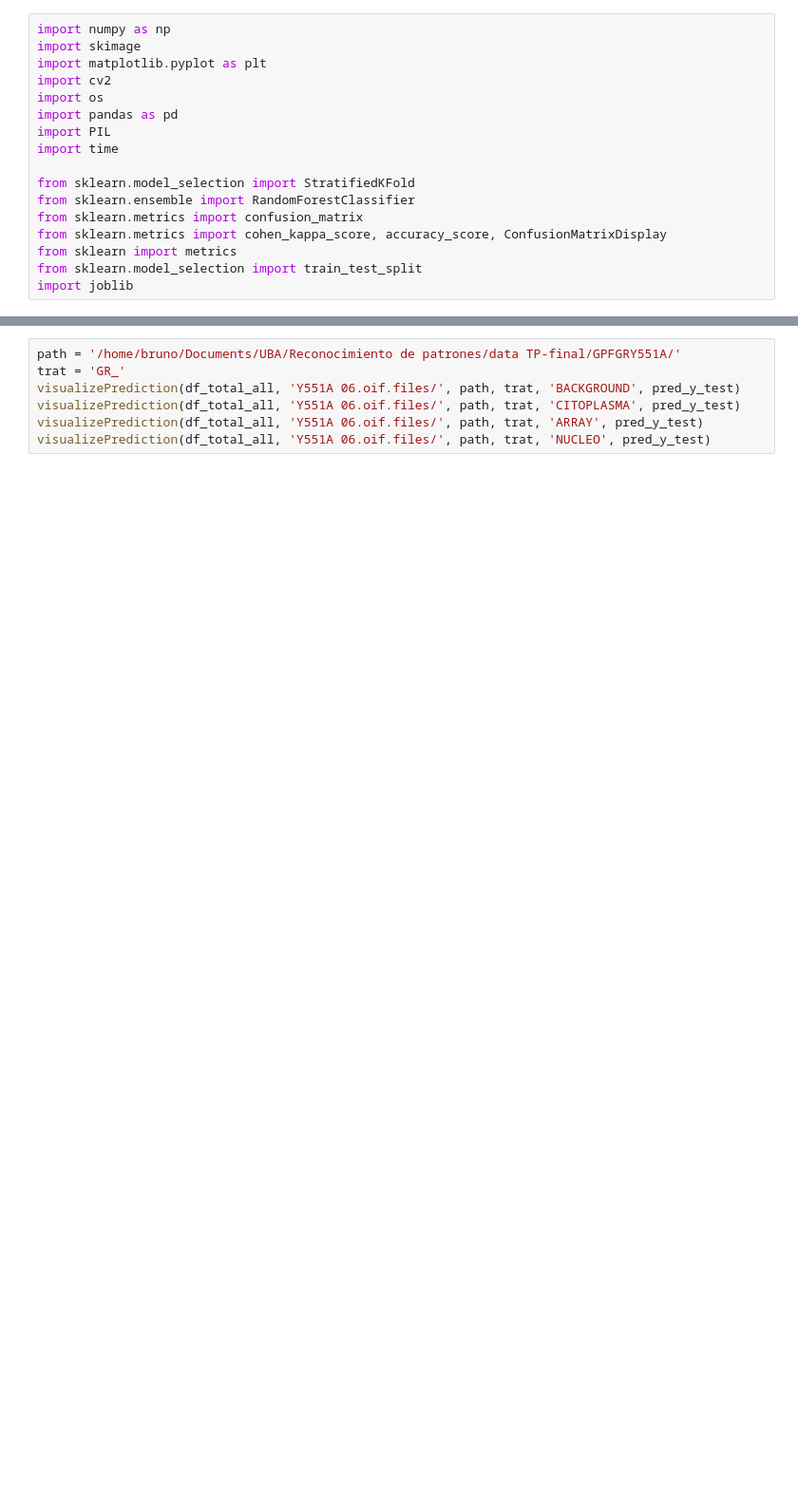
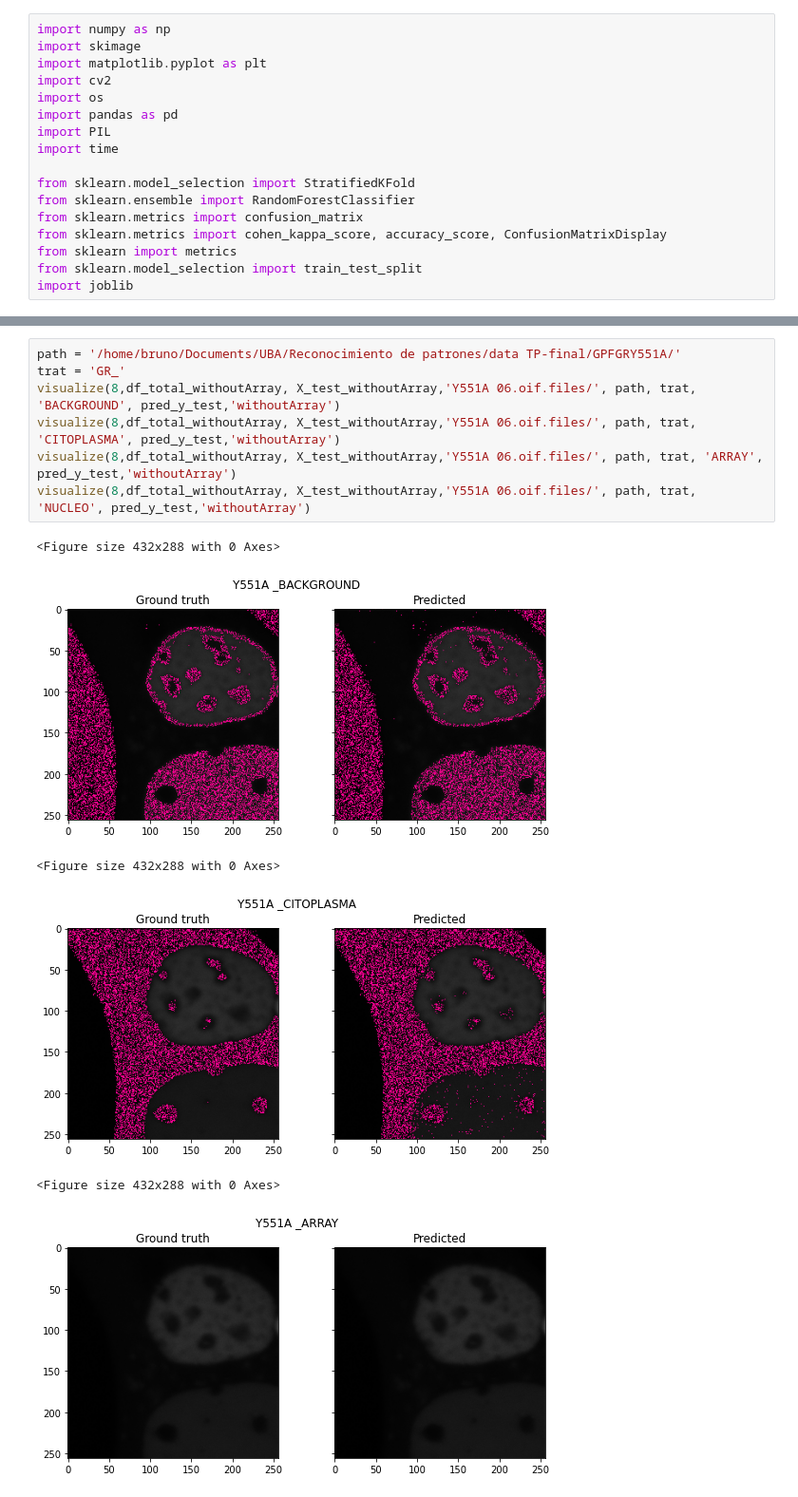
Before and after one commit to eveolsza/pattern-recognition-in-cells, a Jupyter notebook: RandomForest.ipynb, the cells around one changed output, grey strips where cells are left out. Shown at 95% size. Saved outputs shown, nothing was run; the diff lists cells and outputs as text; blank space fills up the shorter version.

```diff
--- a/RandomForest.ipynb
+++ b/RandomForest.ipynb
@@ -170,7 +222,14 @@ df[df['Celula_ID']=='Y551A 06.oif.files/']
 # %%
 path = '/home/bruno/Documents/UBA/Reconocimiento de patrones/data TP-final/GPFGRY551A/'
 trat = 'GR_'
-visualizePrediction(df_total_all, 'Y551A 06.oif.files/', path, trat, 'BACKGROUND', pred_y_test)
-visualizePrediction(df_total_all, 'Y551A 06.oif.files/', path, trat, 'CITOPLASMA', pred_y_test)
-visualizePrediction(df_total_all, 'Y551A 06.oif.files/', path, trat, 'ARRAY', pred_y_test)
-visualizePrediction(df_total_all, 'Y551A 06.oif.files/', path, trat, 'NUCLEO', pred_y_test)
+visualize(8,df_total_withoutArray, X_test_withoutArray,'Y551A 06.oif.files/', path, trat, 'BACKGROUND', pred_y_test,'withoutArray')
+visualize(8,df_total_withoutArray, X_test_withoutArray,'Y551A 06.oif.files/', path, trat, 'CITOPLASMA', pred_y_test,'withoutArray')
+visualize(8,df_total_withoutArray, X_test_withoutArray,'Y551A 06.oif.files/', path, trat, 'ARRAY', pred_y_test,'withoutArray')
+visualize(8,df_total_withoutArray, X_test_withoutArray,'Y551A 06.oif.files/', path, trat, 'NUCLEO', pred_y_test,'withoutArray')
+# %% [output]
+<Figure size 432x288 with 0 Axes>
+[figure, added]
+<Figure size 432x288 with 0 Axes>
+[figure, added]
+<Figure size 432x288 with 0 Axes>
+[figure, added]
```
Also changed, not shown: parts of 19 cells of this notebook, 34 other files.
